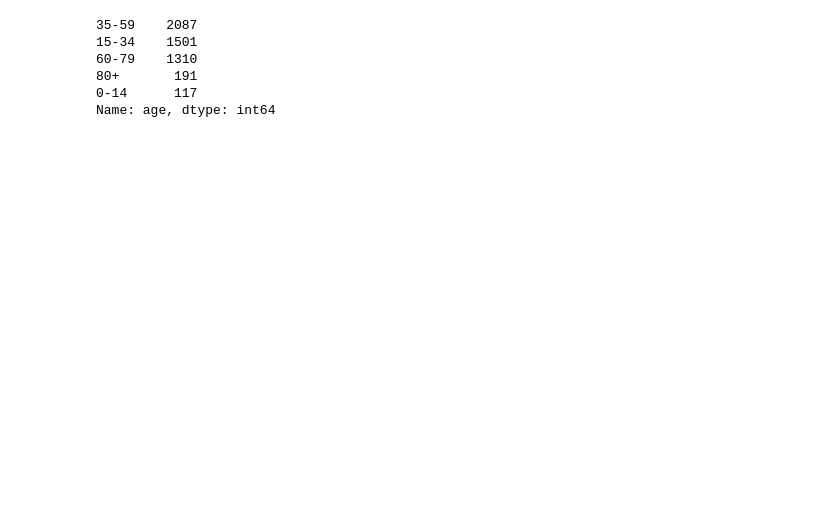
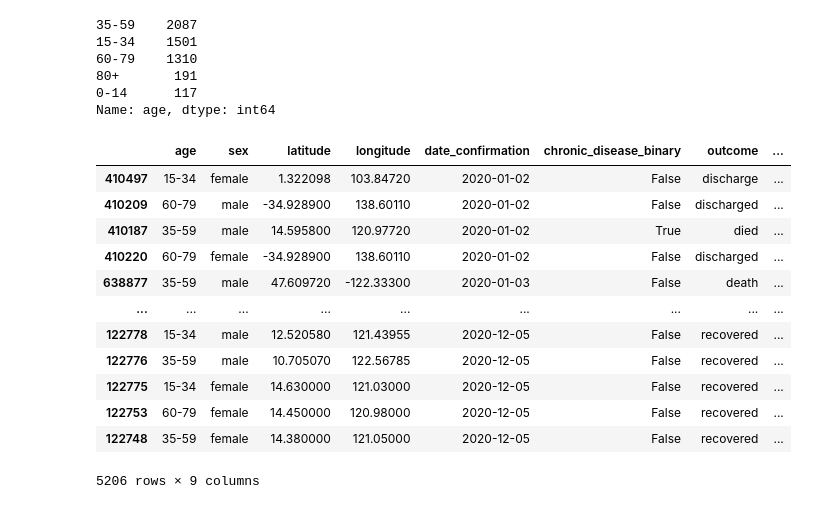
Before and after one commit to mattchap2/machine-learning, a Jupyter notebook: source-code.ipynb, the cells around one changed output. Drawn from its saved outputs; the diff is of its cells as text; code cells hidden in the pictures; blank space fills up the shorter version.

```diff
--- a/source-code.ipynb
+++ b/source-code.ipynb
@@ -891,3 +874,20 @@ df_outcome_attributes['age'].value_counts()
 80+       191
 0-14      117
 Name: age, dtype: int64
+# %%
+df_outcome_attributes = df_outcome_attributes.drop(columns='country')
+df_outcome_attributes
+# %% [output]
+|  | age | sex | latitude | longitude | date_confirmation | chronic_disease_binary | outcome | ... |
+| 410497 | 15-34 | female | 1.322098 | 103.84720 | 2020-01-02 | False | discharge | ... |
+| 410209 | 60-79 | male | -34.928900 | 138.60110 | 2020-01-02 | False | discharged | ... |
+| 410187 | 35-59 | male | 14.595800 | 120.97720 | 2020-01-02 | True | died | ... |
+| 410220 | 60-79 | female | -34.928900 | 138.60110 | 2020-01-02 | False | discharged | ... |
+| 638877 | 35-59 | male | 47.609720 | -122.33300 | 2020-01-03 | False | death | ... |
+| ... | ... | ... | ... | ... | ... | ... | ... | ... |
+| 122778 | 15-34 | male | 12.520580 | 121.43955 | 2020-12-05 | False | recovered | ... |
+| 122776 | 35-59 | male | 10.705070 | 122.56785 | 2020-12-05 | False | recovered | ... |
+| 122775 | 15-34 | female | 14.630000 | 121.03000 | 2020-12-05 | False | recovered | ... |
+| 122753 | 60-79 | female | 14.450000 | 120.98000 | 2020-12-05 | False | recovered | ... |
+| 122748 | 35-59 | female | 14.380000 | 121.05000 | 2020-12-05 | False | recovered | ... |
+5206 rows × 9 columns
```
Also changed, not shown: parts of 43 cells of this notebook.
